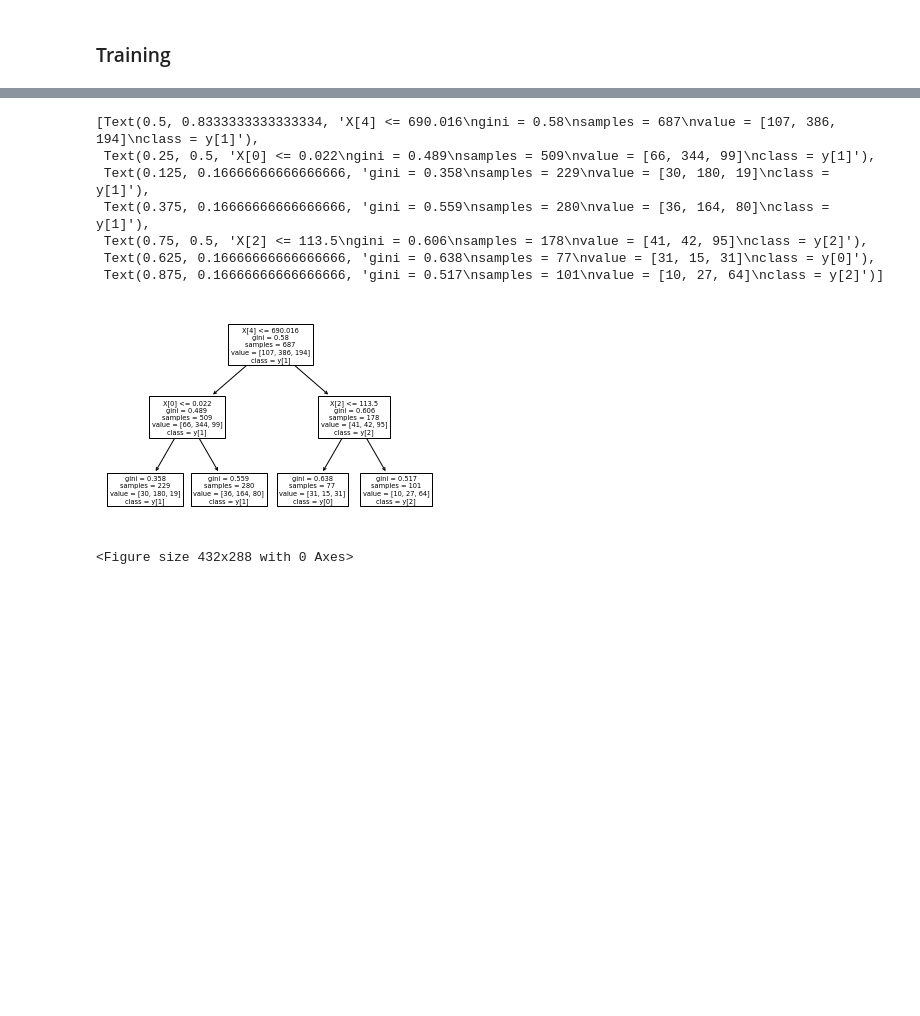
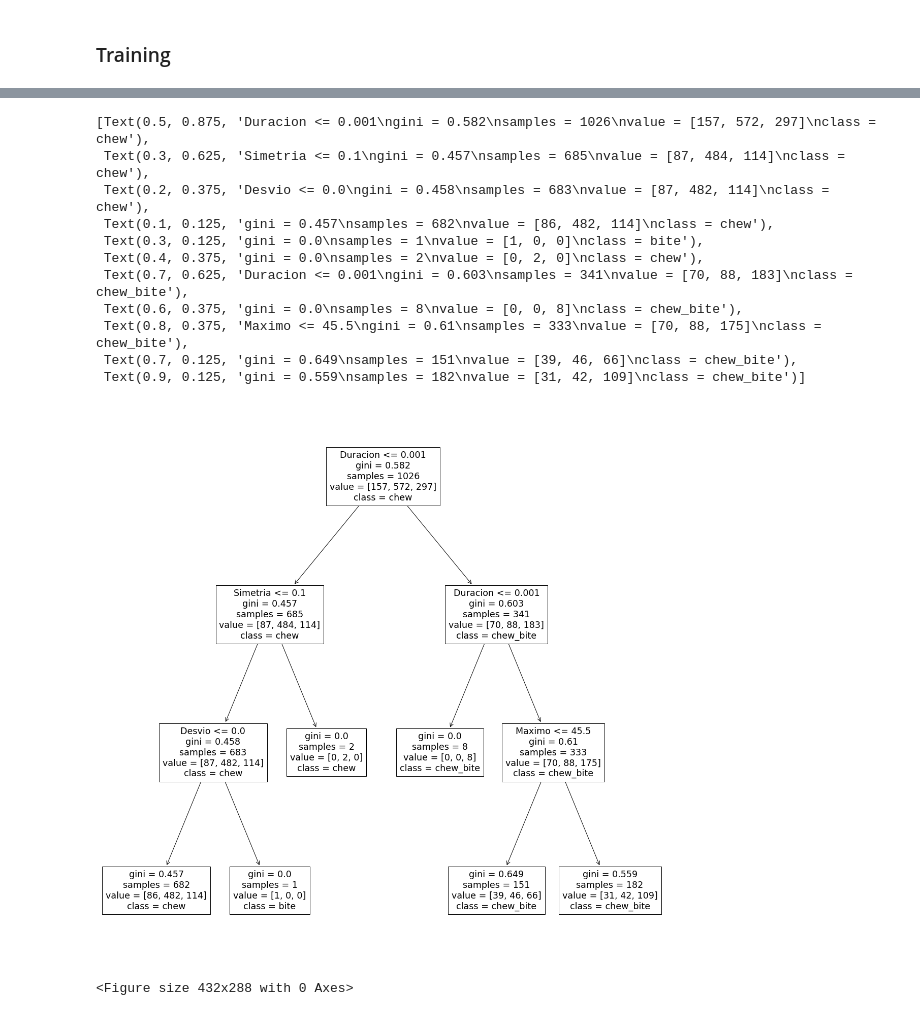
Before and after one commit to GonzaloRomeroR/audio_cattle_behaviour_classification, a Jupyter notebook: python/sound_classify_train.ipynb, the cells around one changed output, grey strips where cells are left out. Saved outputs shown, nothing was run; the diff lists cells and outputs as text; code cells hidden in the pictures; blank space fills up the shorter version.

```diff
--- a/python/sound_classify_train.ipynb
+++ b/python/sound_classify_train.ipynb
@@ -197,24 +218,29 @@ Training time: 0.0022217000368982553 s
 # %%
 from turtle import width
 import matplotlib.pyplot as plt
+from numpy import size
 
 labels = {
     0: "bite",
     1: "chew",
     2: "chew_byte"
 }
 
-
-tree.plot_tree(model.model, features_names=[], class_names=["bite", "chew", "chew_bite"])
+plt.figure(figsize=(20, 20))
+tree.plot_tree(model.model, feature_names=["Duracion", "Cruces", "Maximo", "Simetria", "Desvio"], class_names=["bite", "chew", "chew_bite"])
 # %% [output]
-[Text(0.5, 0.8333333333333334, 'X[4] <= 690.016\ngini = 0.58\nsamples = 687\nvalue = [107, 386, 194]\nclass = y[1]'),
- Text(0.25, 0.5, 'X[0] <= 0.022\ngini = 0.489\nsamples = 509\nvalue = [66, 344, 99]\nclass = y[1]'),
- Text(0.125, 0.16666666666666666, 'gini = 0.358\nsamples = 229\nvalue = [30, 180, 19]\nclass = y[1]'),
- Text(0.375, 0.16666666666666666, 'gini = 0.559\nsamples = 280\nvalue = [36, 164, 80]\nclass = y[1]'),
- Text(0.75, 0.5, 'X[2] <= 113.5\ngini = 0.606\nsamples = 178\nvalue = [41, 42, 95]\nclass = y[2]'),
- Text(0.625, 0.16666666666666666, 'gini = 0.638\nsamples = 77\nvalue = [31, 15, 31]\nclass = y[0]'),
- Text(0.875, 0.16666666666666666, 'gini = 0.517\nsamples = 101\nvalue = [10, 27, 64]\nclass = y[2]')]
+[Text(0.5, 0.875, 'Duracion <= 0.001\ngini = 0.582\nsamples = 1026\nvalue = [157, 572, 297]\nclass = chew'),
+ Text(0.3, 0.625, 'Simetria <= 0.1\ngini = 0.457\nsamples = 685\nvalue = [87, 484, 114]\nclass = chew'),
+ Text(0.2, 0.375, 'Desvio <= 0.0\ngini = 0.458\nsamples = 683\nvalue = [87, 482, 114]\nclass = chew'),
+ Text(0.1, 0.125, 'gini = 0.457\nsamples = 682\nvalue = [86, 482, 114]\nclass = chew'),
+ Text(0.3, 0.125, 'gini = 0.0\nsamples = 1\nvalue = [1, 0, 0]\nclass = bite'),
+ Text(0.4, 0.375, 'gini = 0.0\nsamples = 2\nvalue = [0, 2, 0]\nclass = chew'),
+ Text(0.7, 0.625, 'Duracion <= 0.001\ngini = 0.603\nsamples = 341\nvalue = [70, 88, 183]\nclass = chew_bite'),
+ Text(0.6, 0.375, 'gini = 0.0\nsamples = 8\nvalue = [0, 0, 8]\nclass = chew_bite'),
+ Text(0.8, 0.375, 'Maximo <= 45.5\ngini = 0.61\nsamples = 333\nvalue = [70, 88, 175]\nclass = chew_bite'),
+ Text(0.7, 0.125, 'gini = 0.649\nsamples = 151\nvalue = [39, 46, 66]\nclass = chew_bite'),
+ Text(0.9, 0.125, 'gini = 0.559\nsamples = 182\nvalue = [31, 42, 109]\nclass = chew_bite')]
-[figure, old version]
+[figure, new version]
 # %%
 plt.savefig('tree.png', format='png', bbox_inches = "tight", dpi=200)
 # %% [output]
```
Also changed, not shown: parts of 10 cells of this notebook, 1 other file.
